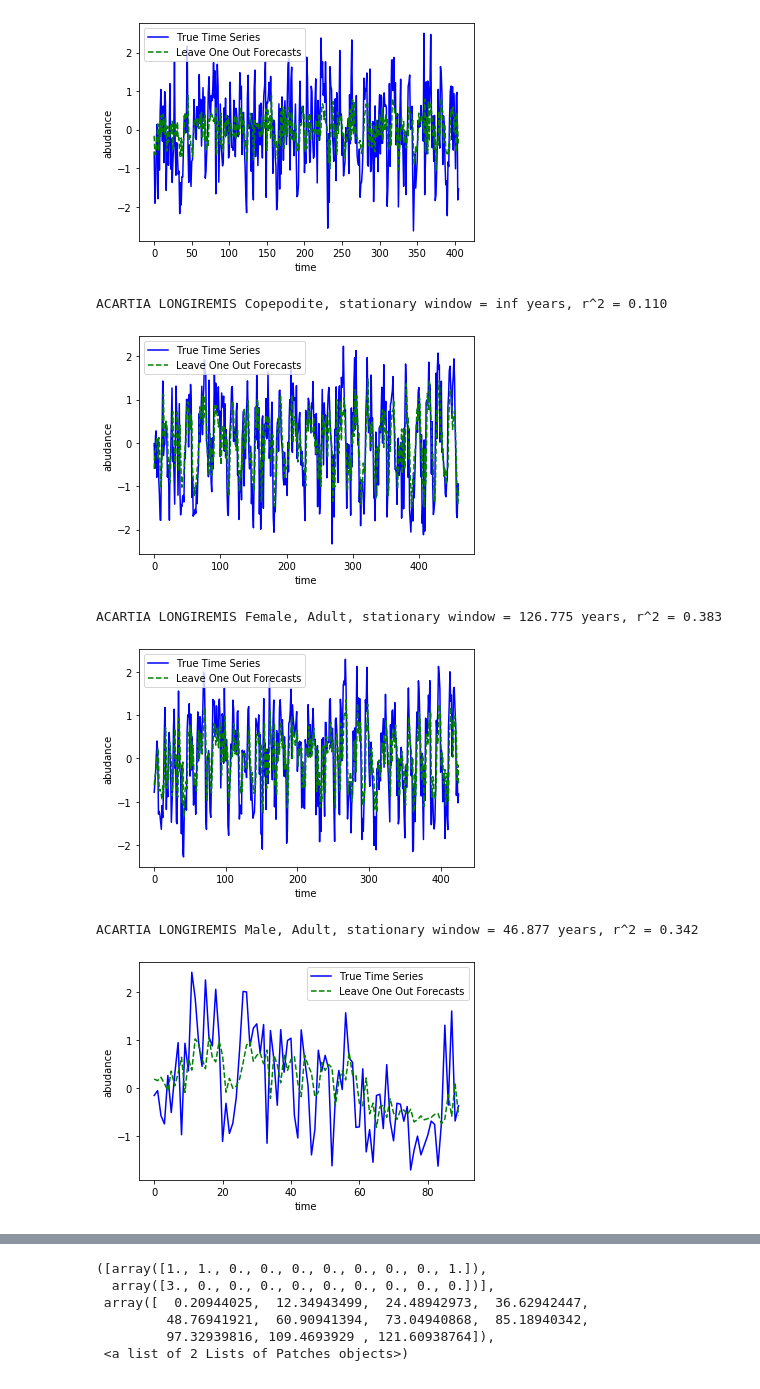
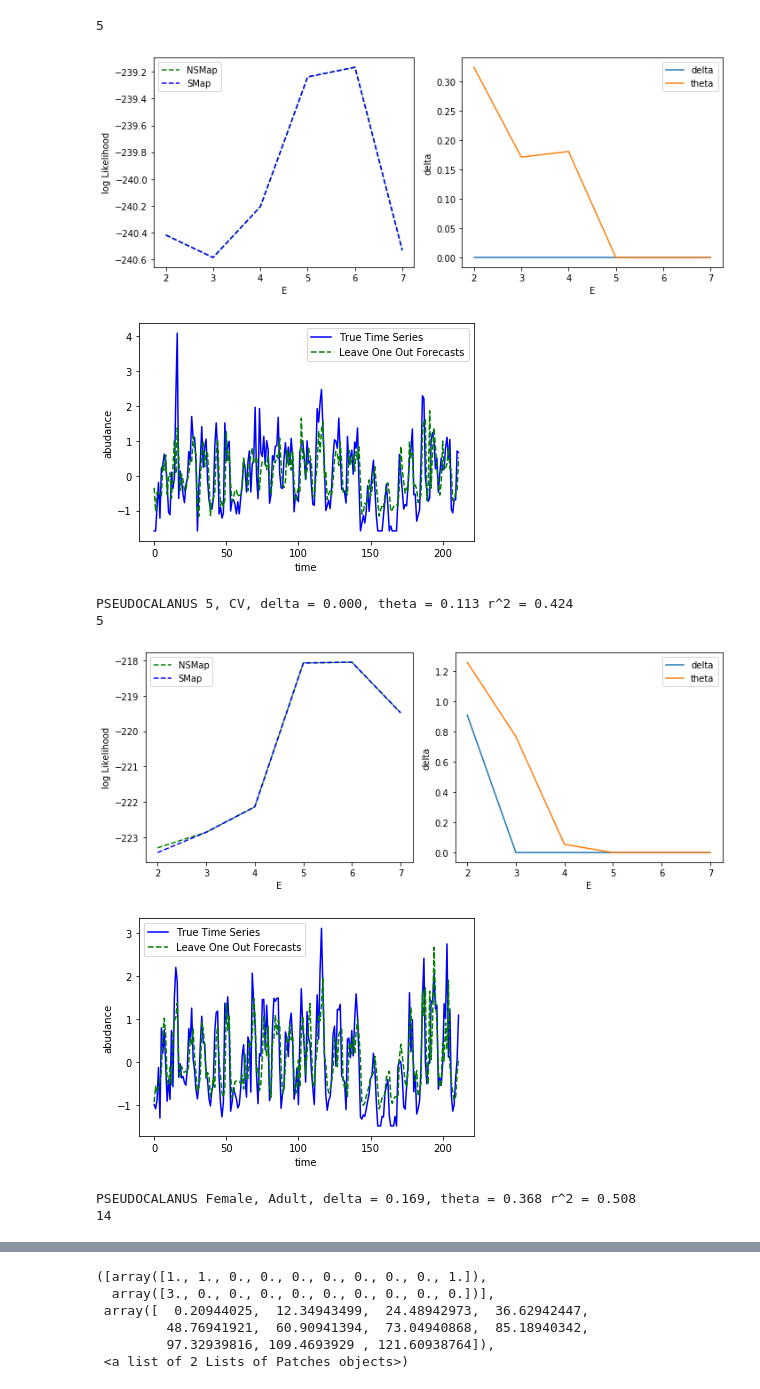
Before and after one commit to kenflat2/Nonlinear-Regression, a Jupyter notebook: Newport Data Analysis.ipynb, the cells around one changed output, grey strips where cells are left out. Cells and saved outputs as stored; diff of their text form; code cells hidden in the pictures.

Commit message:
I worked on the Newport and simulation results

```diff
--- a/Newport Data Analysis.ipynb
+++ b/Newport Data Analysis.ipynb
@@ -79,10 +120,19 @@ n_years / np.sqrt(delta_agg)
 newport_species_fg = np.array(["",""])
 newport_w_s_r2 = np.zeros(2)
 # %%
+mean_abundance = np.zeros(1)
+species_names = np.array(["1", "1","1"])
+
 for species_name in np.unique(data["GenusSpecies"].to_numpy()):
     functional_groups = np.unique(data.query("GenusSpecies == ['{}']".format(species_name))["LifeHistoryStage"])
     for fg in functional_groups:
-        X, t, n_years = get_species_series(species_name, fg)
+        X = get_species_series(species_name, fg)
         north_south = data.query("GenusSpecies == ['{}']".format(species_name))["TaxaGrouping"].to_numpy()[0]
+
+        mean_abundance = np.vstack([mean_abundance, np.array([np.mean(X[np.isfinite(X)])])])
+        species_names = np.vstack([species_names,np.array([species_name, fg, north_south])])
         # print(f"{species_name} {fg} {t.shape[0]} {north_south}")
-        print(f"{t.shape[0]} {np.mean(X)} {north_south} {species_name} {fg}")
+        # print(f"{np.mean(X)} {north_south} {species_name} {fg}")
+
+mean_abundance = mean_abundance[1:]
+species_names = species_names[1:]
@@ -115,0 +153,3 @@ for species_name in np.unique(data["GenusSpecies"].to_numpy()):
+# %%
+northern = standardize(np.sqrt(northern_raw))
+southern = standardize(np.sqrt(southern_raw))
@@ -115,0 +189,2 @@ for species_name in np.unique(data["GenusSpecies"].to_numpy()):
+# %%
+delta_agg, theta_agg, r_sqrd = get_delta_agg(southern, 4, tau=4, horizon=1, return_forecast_skill=True)
@@ -115,0 +197,2 @@ for species_name in np.unique(data["GenusSpecies"].to_numpy()):
+# %%
+top_species = species_names[np.flip(mean_abundance.flatten().argsort())]
@@ -116,29 +206,31 @@ for species_name in np.unique(data["GenusSpecies"].to_numpy()):
 # %%
-for species_name in np.unique(data["GenusSpecies"].to_numpy()):
-    functional_groups = np.unique(data.query("GenusSpecies == ['{}']".format(species_name))["LifeHistoryStage"])
+newport_species_fg = np.array(["1","1"])
+newport_w_s_r2 = np.zeros(3)
 
-    for fg in functional_groups:
-        X, t, n_years = get_species_series(species_name, fg)
+for species_name, fg, _ in top_species[:10]:
+    X = get_species_series(species_name, fg)
+    Xr = standardize(np.sqrt(X[:,None]))
 
-    if X.shape[0] < 100:
+    # plotTS(Xr, title=species_name + " " + fg)
+    # print(find_tau_autocorr(Xr))
+
+    try:
+        delta_agg, theta_agg, r_sqrd = get_delta_agg(Xr, 5, t=t,tau=4, return_forecast_skill=True)
+    except:
+        print("Too many 0s to do linear algebra")
         continue
 
-    Xr = standardize(np.log(X[:,None]+1))
-    # plotTS(Xr, title=species_name + " " + fg)
+    newport_species_fg = np.vstack([newport_species_fg, np.array([species_name, fg])])
+    newport_w_s_r2 = np.vstack([newport_w_s_r2, np.array([delta_agg, theta_agg, r_sqrd])])
 
-    delta_agg, r_sqrd, ns_area = get_delta_agg(Xr, 10, t=t, return_forecast_skill=True)
-
-    w_s = n_years / np.sqrt(delta_agg)
-
-    newport_species_fg = np.vstack([newport_species_fg, np.array([species_name, fg])])
-    newport_w_s_r2 = np.vstack([newport_w_s_r2, np.array([w_s, r_sqrd])])
-
-    print(f"{species_name} {fg}, stationary window = {w_s:.3f} years, r^2 = {r_sqrd:.3f}")
+    print(f"{species_name} {fg}, delta = {delta_agg:.3f}, theta = {theta_agg:.3f} r^2 = {r_sqrd:.3f}")
 # %% [output]
+5
-[figure, old version]
+[figure, new version]
-ACARTIA LONGIREMIS Copepodite, stationary window = inf years, r^2 = 0.110
-[figure, old version]
+[figure, new version]
-ACARTIA LONGIREMIS Female, Adult, stationary window = 126.775 years, r^2 = 0.383
+PSEUDOCALANUS 5, CV, delta = 0.000, theta = 0.113 r^2 = 0.424
+5
-[figure, old version]
+[figure, new version]
+[figure, new version]
-ACARTIA LONGIREMIS Male, Adult, stationary window = 46.877 years, r^2 = 0.342
+PSEUDOCALANUS Female, Adult, delta = 0.169, theta = 0.368 r^2 = 0.508
+14
-[figure, old version]
```
Also changed, not shown: parts of 37 cells of this notebook, 7 other files.
